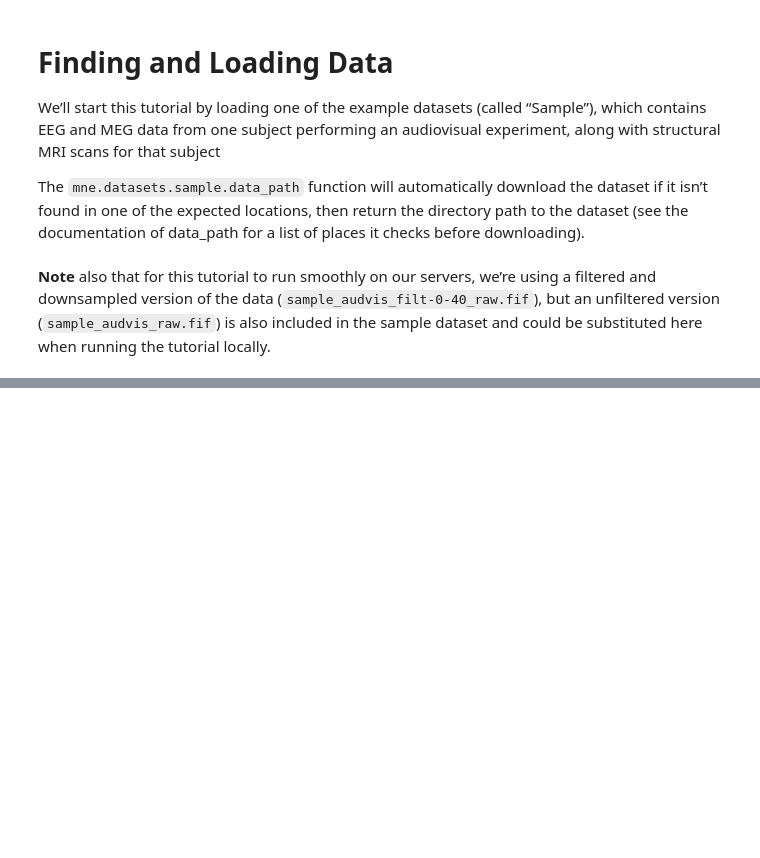
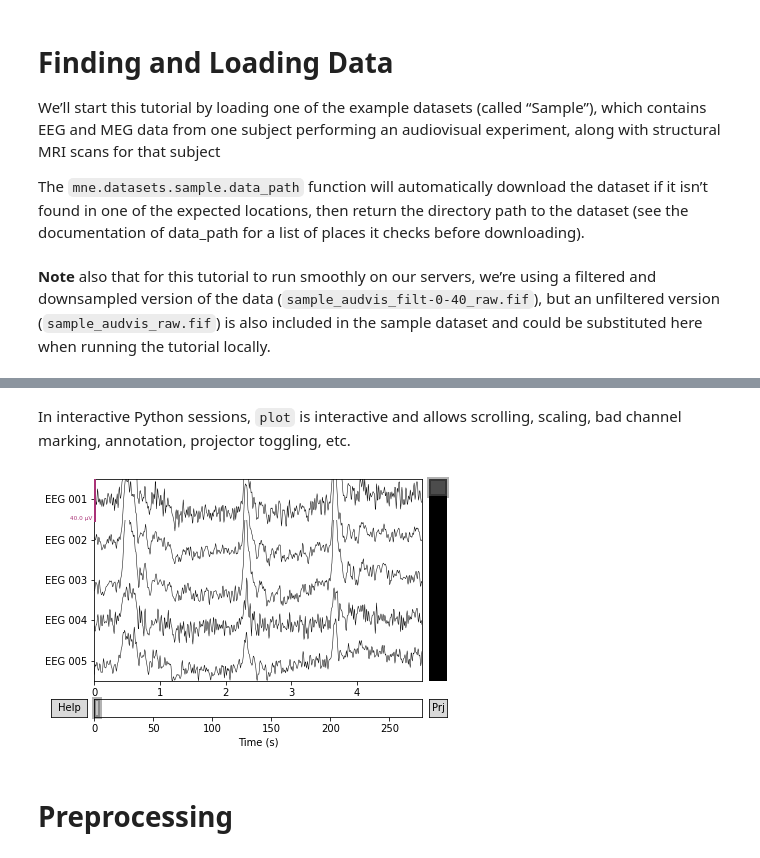
Before and after one commit to HamidMandi/MNE, a Jupyter notebook: Overview_of_MEG_EEG_analysis_with_MNE_Python.ipynb, the cells around one changed output, grey strips where cells are left out. Cells and saved outputs as stored; diff of their text form; code cells hidden in the pictures; blank space fills up the shorter version.

```diff
--- a/Overview_of_MEG_EEG_analysis_with_MNE_Python.ipynb
+++ b/Overview_of_MEG_EEG_analysis_with_MNE_Python.ipynb
@@ -67,0 +150,8 @@ Ready.
+# %% [markdown]
+In interactive Python sessions, `plot` is interactive and allows scrolling, scaling, bad channel marking, annotation, projector toggling, etc.
+# %%
+_ = eeg_eog.plot(duration=5, n_channels=5)
+# %% [output]
+[figure, added]
+# %% [markdown]
+# Preprocessing
```
Also changed, not shown: parts of 31 cells of this notebook.
